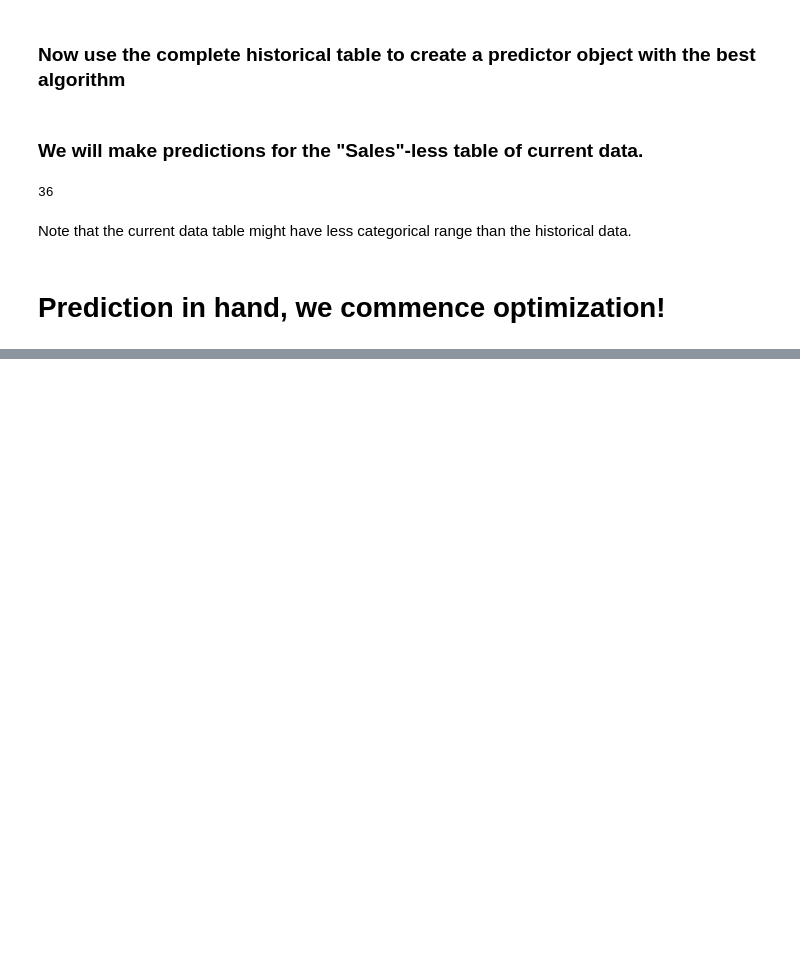
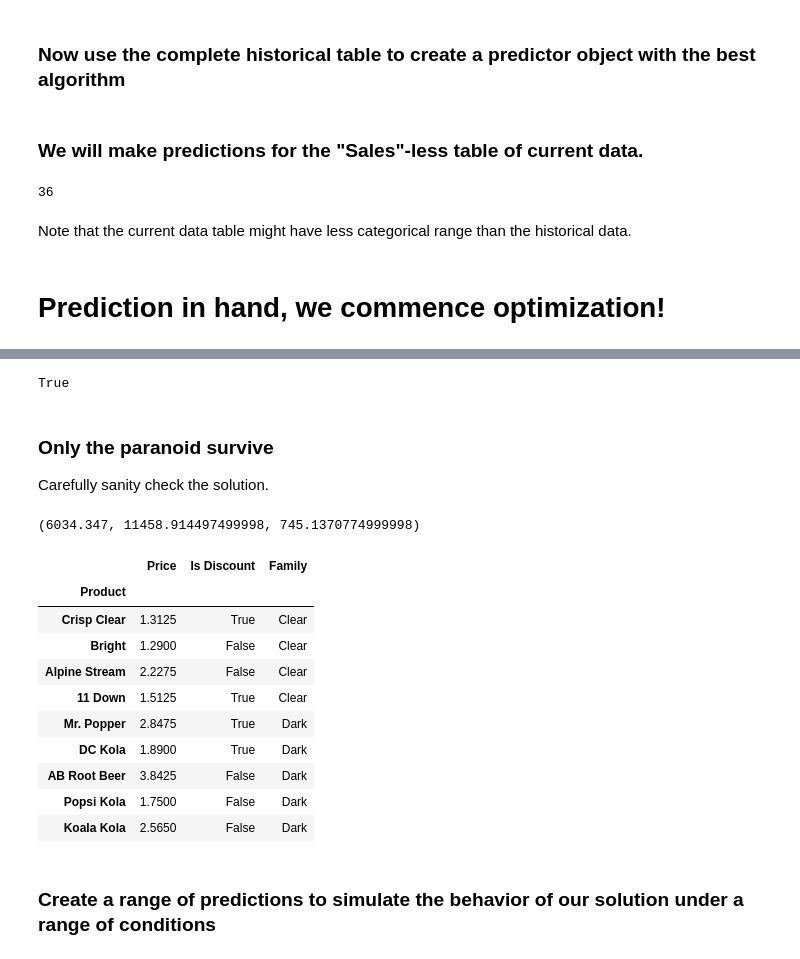
Before and after one commit to ticdat/ticdat, a Jupyter notebook: examples/expert_section/ml_soda_promotion/soda_promotion.ipynb, the cells around one changed output, grey strips where cells are left out. Saved outputs shown, nothing was run; the diff lists cells and outputs as text; code cells hidden in the pictures; blank space fills up the shorter version.

```diff
--- a/examples/expert_section/ml_soda_promotion/soda_promotion.ipynb
+++ b/examples/expert_section/ml_soda_promotion/soda_promotion.ipynb
@@ -220,0 +239,15 @@ forecast_sales["Sales"] = predicted
+# %%
+soda_family = {'11 Down': 'Clear', 'AB Root Beer': 'Dark',
+               'Alpine Stream': 'Clear', 'Bright': 'Clear',
+               'Crisp Clear': 'Clear', 'DC Kola': 'Dark',
+               'Koala Kola': 'Dark', 'Mr. Popper': 'Dark',
+               'Popsi Kola': 'Dark'}
+family  = set(soda_family[j] for j in soda_family)
+soda    = set(j for j in soda_family)
+max_prom = {f:2 for f in family}
+max_investment = 750
+# %%
+product_prices = set(forecast_sales.index.values)
+normal_price = {b:0 for b in soda}
+for b,p in product_prices:
+    normal_price[b] = max(normal_price[b],p)
@@ -220,0 +256,6 @@ forecast_sales["Sales"] = predicted
+# %%
+meaningful_discounts = 0
+for b,p in product_prices:
+    if forecast_sales.Sales[b,p] > forecast_sales.Sales[b,normal_price[b]]:
+        meaningful_discounts += 1
+meaningful_discounts, len(forecast_sales) - len(soda)
@@ -220,0 +266,8 @@ forecast_sales["Sales"] = predicted
+# %%
+import gurobipy as gu
+model = gu.Model()
+select_price = model.addVars(product_prices,vtype=gu.GRB.BINARY,name='X')
+sales = model.addVar(name='sales')
+revenue = model.addVar(name='revenue')
+investment = model.addVar(ub=max_investment, name='investment')
+gusum = gu.quicksum
@@ -220,0 +316,35 @@ forecast_sales["Sales"] = predicted
+# %%
+model.status == gu.GRB.OPTIMAL
+# %% [output]
+True
+# %% [markdown]
+### Only the paranoid survive
+Carefully sanity check the solution.
+# %%
+sales.X, revenue.X, investment.X
+# %% [output]
+(6034.347, 11458.914497499998, 745.1370774999998)
+# %%
+price_selections = {"Product":[], "Price":[], "Is Discount":[], "Family":[]}
+for b, p in product_prices:
+    if abs(select_price[b,p].X -1) < 0.0001: # i.e. almost one
+        price_selections["Product"].append(b)
+        price_selections["Price"].append(p)
+        price_selections["Is Discount"].append(p < normal_price[b])
+        price_selections["Family"].append(soda_family[b])
+(DataFrame(price_selections).set_index("Product")
+ [["Price", "Is Discount", "Family"]].sort_values("Family"))
+# %% [output]
+|  | Price | Is Discount | Family |
+| Product |  |  |  |
+| Crisp Clear | 1.3125 | True | Clear |
+| Bright | 1.2900 | False | Clear |
+| Alpine Stream | 2.2275 | False | Clear |
+| 11 Down | 1.5125 | True | Clear |
+| Mr. Popper | 2.8475 | True | Dark |
+| DC Kola | 1.8900 | True | Dark |
+| AB Root Beer | 3.8425 | False | Dark |
+| Popsi Kola | 1.7500 | False | Dark |
+| Koala Kola | 2.5650 | False | Dark |
+# %% [markdown]
+### Create a range of predictions to simulate the behavior of our solution under a range of conditions
```
Also changed, not shown: parts of 17 cells of this notebook.
